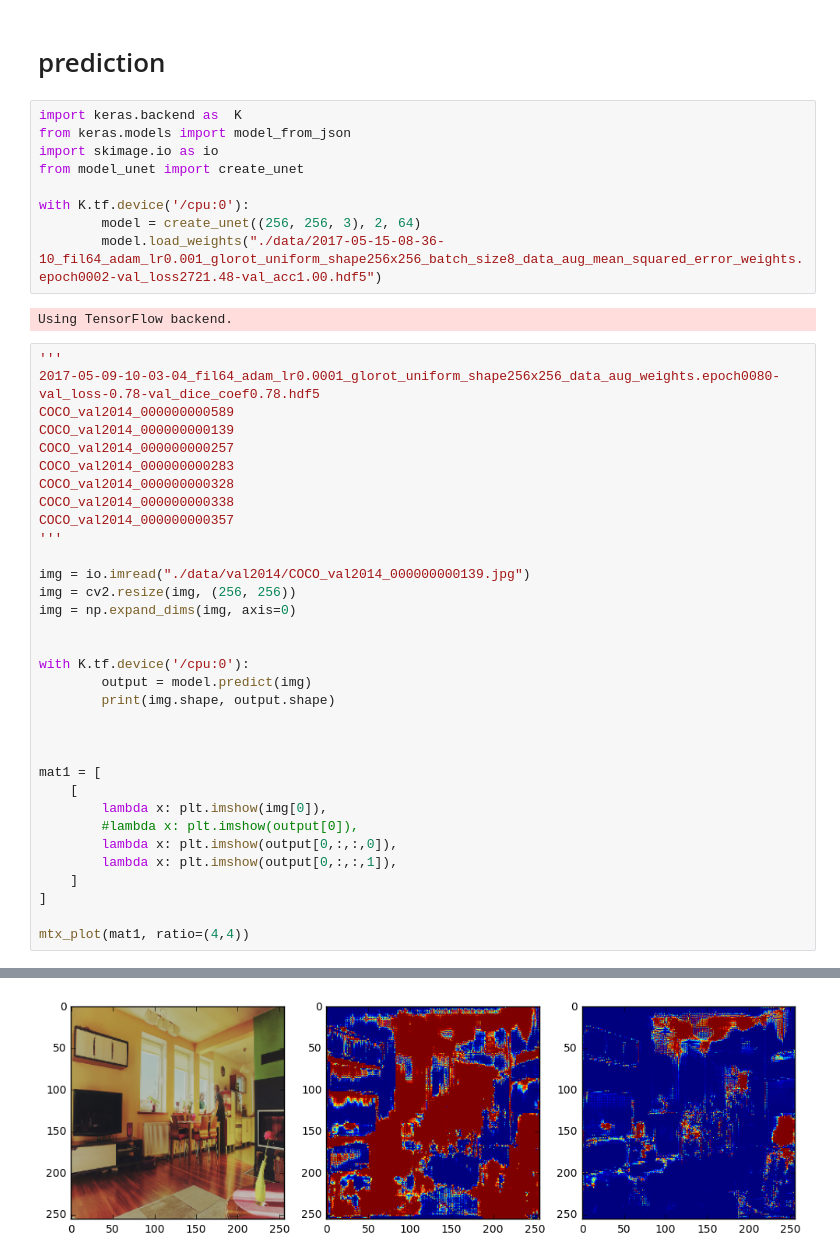
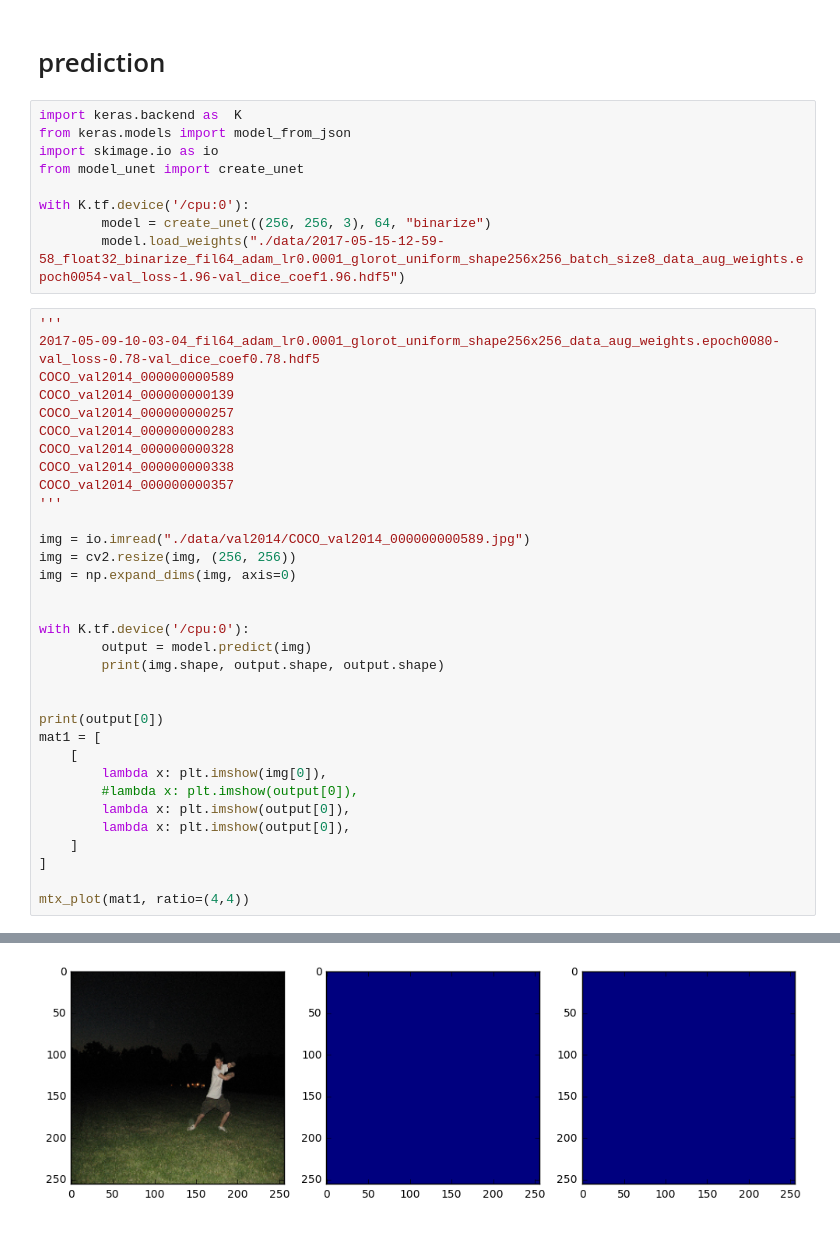
Before and after one commit to legokichi/keras-human-detector, a Jupyter notebook: predict.ipynb, the cells around one changed output, grey strips where cells are left out. Cells and saved outputs as stored; diff of their text form.

```diff
--- a/predict.ipynb
+++ b/predict.ipynb
@@ -30,10 +30,8 @@ import skimage.io as io
 from model_unet import create_unet
 
 with K.tf.device('/cpu:0'):
-        model = create_unet((256, 256, 3), 2, 64)
-        model.load_weights("./data/2017-05-15-08-36-10_fil64_adam_lr0.001_glorot_uniform_shape256x256_batch_size8_data_aug_mean_squared_error_weights.epoch0002-val_loss2721.48-val_acc1.00.hdf5")
+        model = create_unet((256, 256, 3), 64, "binarize")
+        model.load_weights("./data/2017-05-15-12-59-58_float32_binarize_fil64_adam_lr0.0001_glorot_uniform_shape256x256_batch_size8_data_aug_weights.epoch0054-val_loss-1.96-val_dice_coef1.96.hdf5")
-# %% [output]
-Using TensorFlow backend.
 # %%
 '''
 2017-05-09-10-03-04_fil64_adam_lr0.0001_glorot_uniform_shape256x256_data_aug_weights.epoch0080-val_loss-0.78-val_dice_coef0.78.hdf5
@@ -46,23 +44,23 @@ COCO_val2014_000000000338
 COCO_val2014_000000000357
 '''
 
-img = io.imread("./data/val2014/COCO_val2014_000000000139.jpg")
+img = io.imread("./data/val2014/COCO_val2014_000000000589.jpg")
 img = cv2.resize(img, (256, 256))
 img = np.expand_dims(img, axis=0)
 
 
 with K.tf.device('/cpu:0'):
         output = model.predict(img)
-        print(img.shape, output.shape)
+        print(img.shape, output.shape, output.shape)
 
 
-
+print(output[0])
 mat1 = [
     [
         lambda x: plt.imshow(img[0]),
         #lambda x: plt.imshow(output[0]),
-        lambda x: plt.imshow(output[0,:,:,0]),
-        lambda x: plt.imshow(output[0,:,:,1]),
+        lambda x: plt.imshow(output[0]),
+        lambda x: plt.imshow(output[0]),
     ]
 ]
 
@@ -72 +77 @@ mtx_plot(mat1, ratio=(4,4))
-[figure, old version]
+[figure, new version]
```
Also changed, not shown: parts of 1 cell of this notebook, 1 other file.
